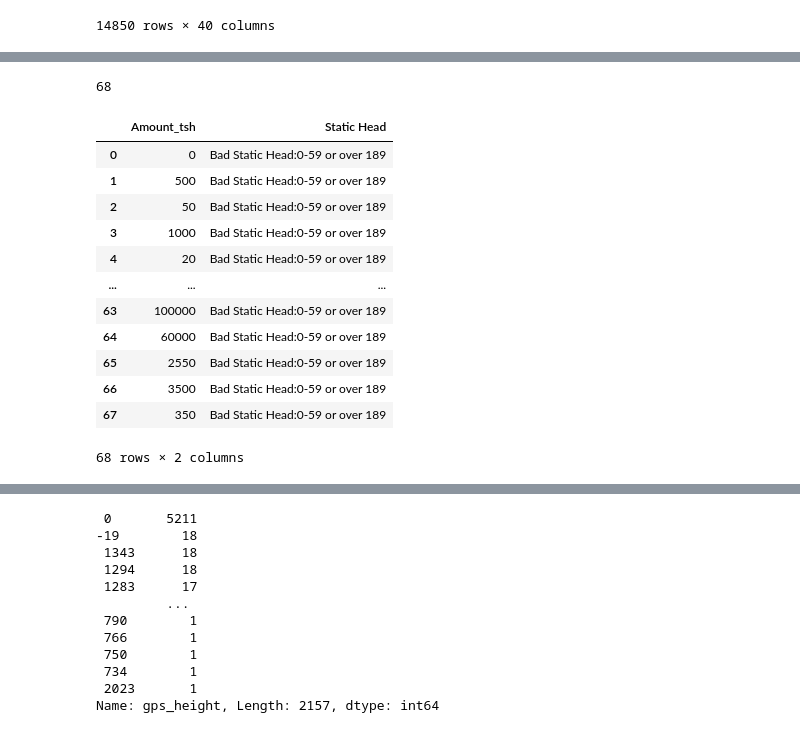
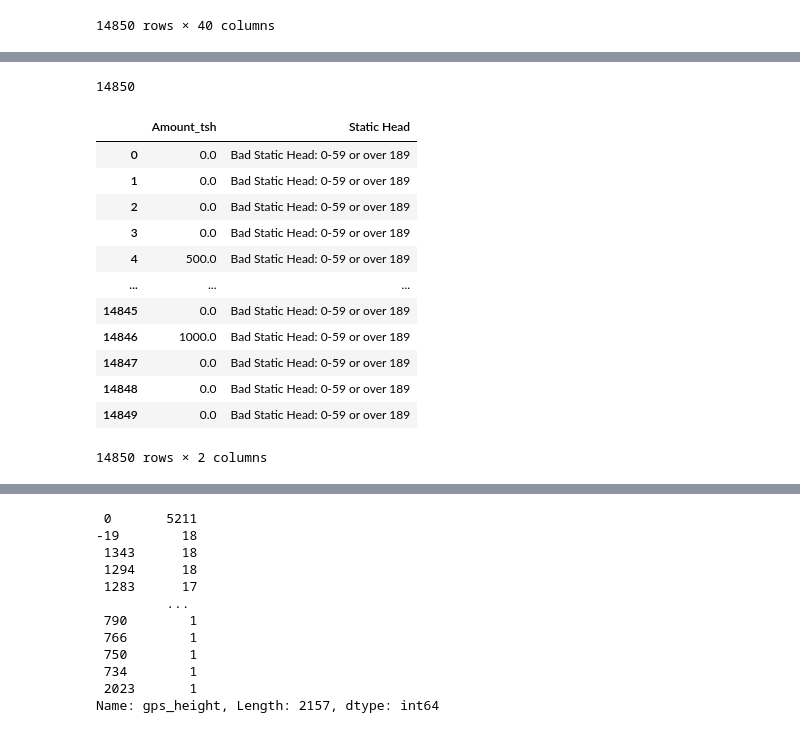
Before and after one commit to ruth-maker/file, a Jupyter notebook: Tanzanian.ipynb, the cells around one changed output, grey strips where cells are left out. Saved outputs shown, nothing was run; the diff lists cells and outputs as text; code cells hidden in the pictures.

```diff
--- a/Tanzanian.ipynb
+++ b/Tanzanian.ipynb
@@ -12,7 +14,8 @@ from IPython.display import SVG, HTML
 %matplotlib inline
 # %%
 ### The data frame is called house_info
-raw_info = pd.read_csv("welldata1.csv",error_bad_lines=False)
+raw_info = pd.read_csv("welldata1.csv")#,error_bad_lines=False)
+pd.set_option('display.max_columns', None)
 raw_info
 # %% [output]
 |  | id | amount_tsh | date_recorded | funder | gps_height | installer | longitude | latitude | wpt_name | ... |
@@ -64,27 +281,29 @@ len(amount_tsh1)
+# %%
+amount_tsh3 = raw_info["amount_tsh"]
 # %%
 qualification = []
-for number in amount_tsh1:
-    if  0 <= number <= 59 or  189 <= number :qualification.append('Bad Static Head:0-59 or over 189')
-    if  100 <= number <= 120:qualification.append('Good Static Head:100-120')
+for number in amount_tsh3:
+    if  0 <= number <= 59 or  189 <= number :qualification.append('Bad Static Head: 0-59 or over 189')
+    if  100 <= number <= 120:qualification.append('Good Static Head: 100-120')
     if 60 <= number <= 99 or 130 <= number <= 190:
-        qualification.append('Intermediate Static Head:60-100 or 130-190')
+        qualification.append('Intermediate Static Head: 60-100 or 130-190')
 len(qualification)
 # %% [output]
-68
+14850
 # %%
-df = pd.DataFrame({'Amount_tsh':amount_tsh1,'Static Head':qualification})
+df = pd.DataFrame({'Amount_tsh':amount_tsh3,'Static Head':qualification})
 df
 # %% [output]
 |  | Amount_tsh | Static Head |
-| 0 | 0 | Bad Static Head:0-59 or over 189 |
-| 1 | 500 | Bad Static Head:0-59 or over 189 |
-| 2 | 50 | Bad Static Head:0-59 or over 189 |
-| 3 | 1000 | Bad Static Head:0-59 or over 189 |
-| 4 | 20 | Bad Static Head:0-59 or over 189 |
+| 0 | 0.0 | Bad Static Head: 0-59 or over 189 |
+| 1 | 0.0 | Bad Static Head: 0-59 or over 189 |
+| 2 | 0.0 | Bad Static Head: 0-59 or over 189 |
+| 3 | 0.0 | Bad Static Head: 0-59 or over 189 |
+| 4 | 500.0 | Bad Static Head: 0-59 or over 189 |
 | ... | ... | ... |
-| 63 | 100000 | Bad Static Head:0-59 or over 189 |
-| 64 | 60000 | Bad Static Head:0-59 or over 189 |
-| 65 | 2550 | Bad Static Head:0-59 or over 189 |
-| 66 | 3500 | Bad Static Head:0-59 or over 189 |
-| 67 | 350 | Bad Static Head:0-59 or over 189 |
+| 14845 | 0.0 | Bad Static Head: 0-59 or over 189 |
+| 14846 | 1000.0 | Bad Static Head: 0-59 or over 189 |
+| 14847 | 0.0 | Bad Static Head: 0-59 or over 189 |
+| 14848 | 0.0 | Bad Static Head: 0-59 or over 189 |
+| 14849 | 0.0 | Bad Static Head: 0-59 or over 189 |
-68 rows × 2 columns
+14850 rows × 2 columns
```
Also changed, not shown: parts of 48 cells of this notebook.
